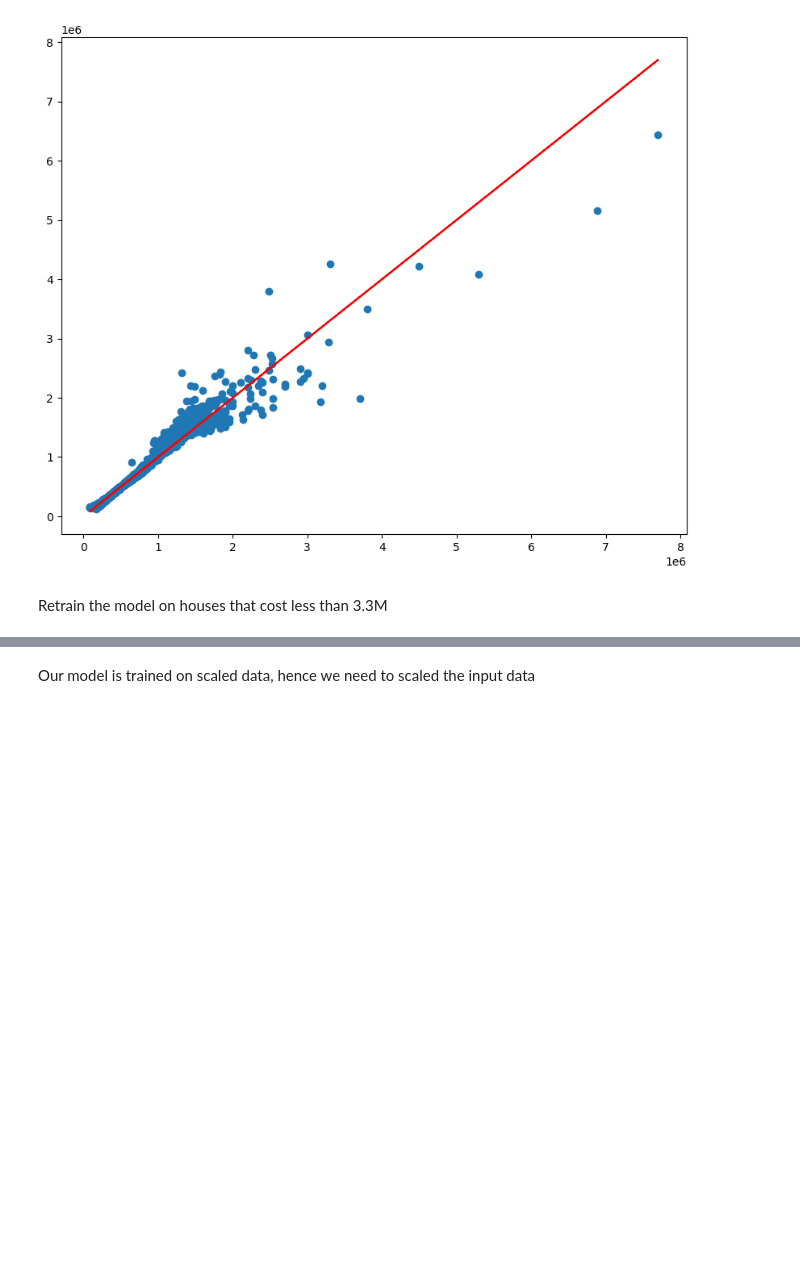
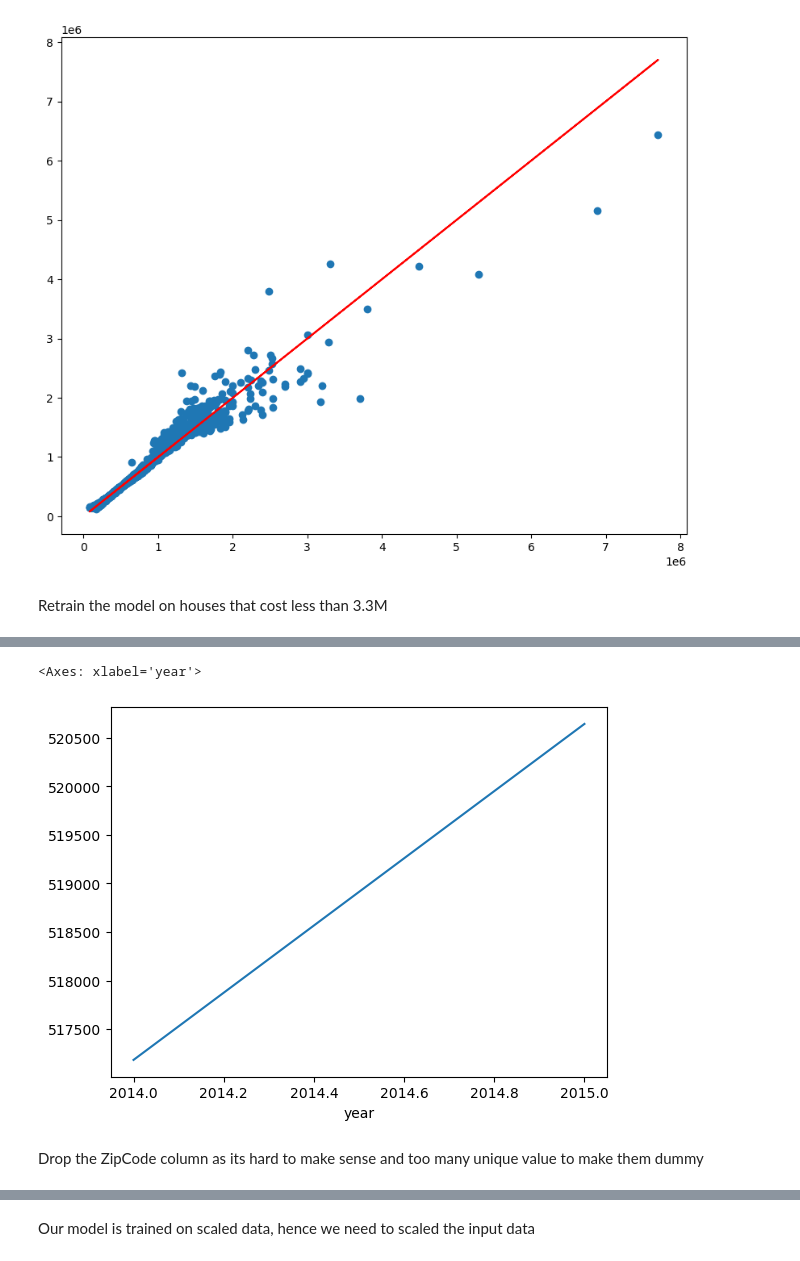
Before and after one commit to exaporriton/Portfolio, a Jupyter notebook: Deep Learning/Keras_Regression/Keras_Regression.ipynb, the cells around one changed output, grey strips where cells are left out. Cells and saved outputs as stored; diff of their text form; code cells hidden in the pictures; blank space fills up the shorter version.

```diff
--- a/Deep Learning/Keras_Regression/Keras_Regression.ipynb
+++ b/Deep Learning/Keras_Regression/Keras_Regression.ipynb
@@ -452,0 +465,7 @@ Retrain the model on houses that cost less than 3.3M
+# %%
+df_99.groupby('year').mean()['price'].plot()
+# %% [output]
+<Axes: xlabel='year'>
+[figure, added]
+# %% [markdown]
+Drop the ZipCode column as its hard to make sense and too many unique value to make them dummy
```
Also changed, not shown: parts of 51 cells of this notebook, 2 other files.
